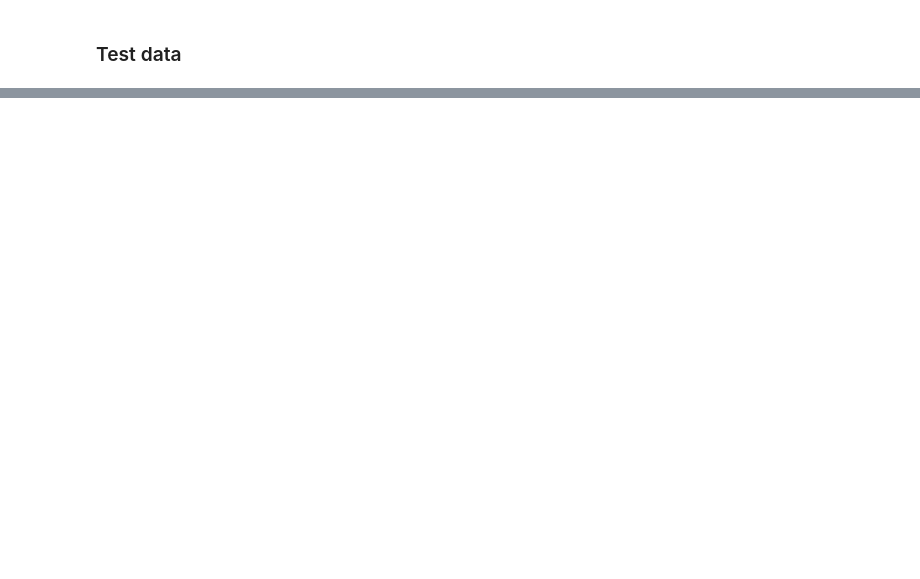
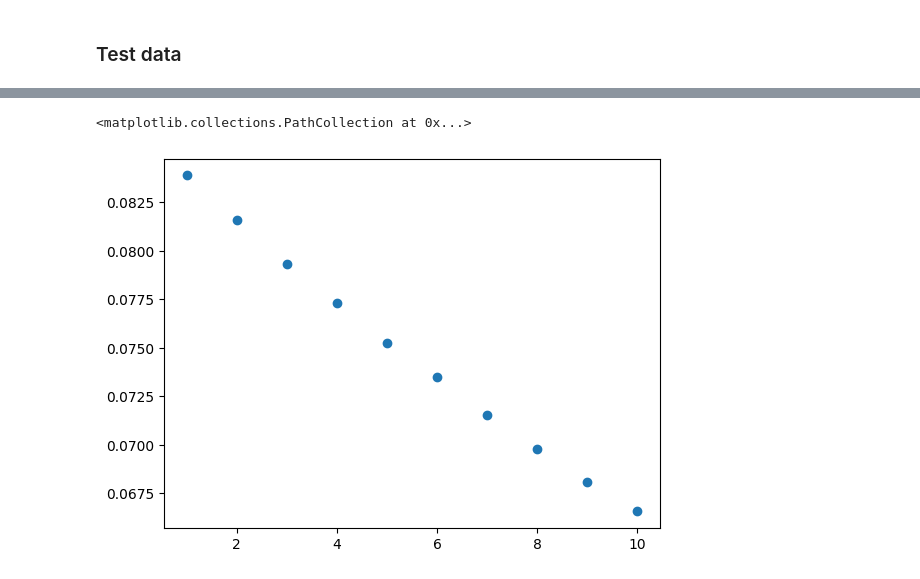
Before and after one commit to FFallberg/digit_classifier, a Jupyter notebook: Main.ipynb, the cells around one changed output, grey strips where cells are left out. Drawn from its saved outputs; the diff is of its cells as text; code cells hidden in the pictures; blank space fills up the shorter version.

```diff
--- a/Main.ipynb
+++ b/Main.ipynb
@@ -167,0 +197,8 @@ plt.scatter(
+# %%
+plt.scatter(
+    x=results_df['epoch'],
+    y=results_df['loss']
+)
+# %% [output]
+<matplotlib.collections.PathCollection at 0x...>
+[figure, added]
```
Also changed, not shown: parts of 10 cells of this notebook.
